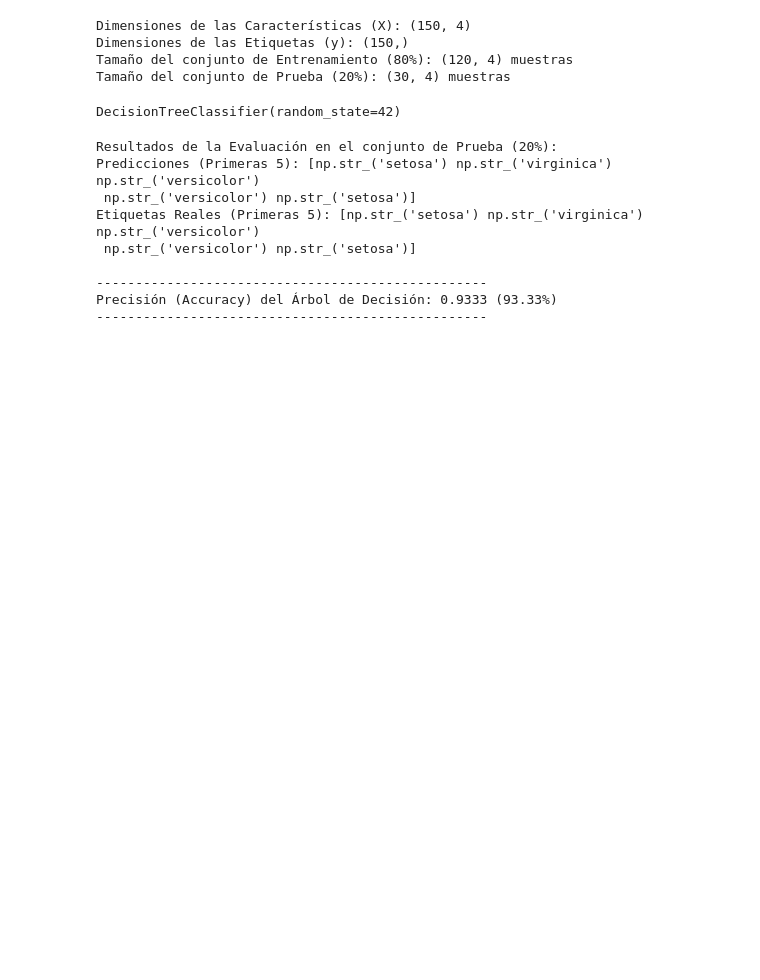
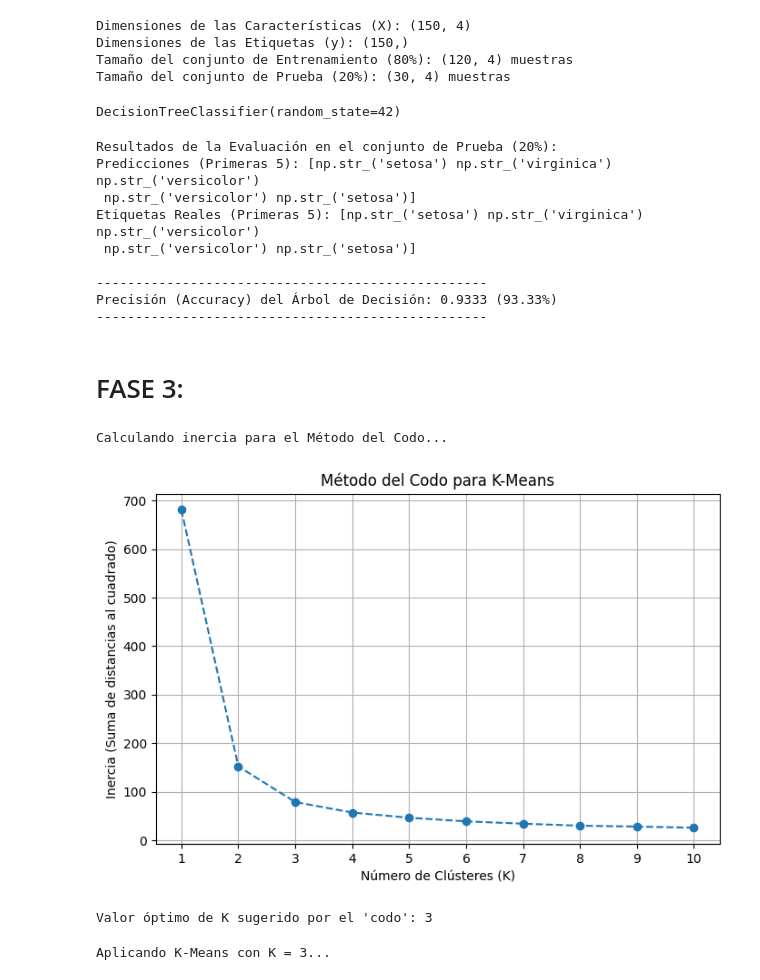
Before and after one commit to erppjr/El-Desaf-o-Iris, a Jupyter notebook: Desafío_Iris.ipynb, the cells around one changed output. Saved outputs shown, nothing was run; the diff lists cells and outputs as text; code cells hidden in the pictures; blank space fills up the shorter version.

```diff
--- a/Desafío_Iris.ipynb
+++ b/Desafío_Iris.ipynb
@@ -171,3 +171,5 @@ Etiquetas Reales (Primeras 5): [np.str_('setosa') np.str_('virginica') np.str_('
 --------------------------------------------------
 Precisión (Accuracy) del Árbol de Decisión: 0.9333 (93.33%)
 --------------------------------------------------
+# %% [markdown]
+# FASE 3:
@@ -173,0 +183,54 @@ Precisión (Accuracy) del Árbol de Decisión: 0.9333 (93.33%)
+# %%
+# 1. Determinando el Número de Grupos (K) - Método del Codo
+# ------------------------------------------------------------------------------
+
+# El Aprendizaje No Supervisado requiere que se le indique el número de grupos (k) a buscar
+# Usamos el Método del Codo para encontrar el k óptimo.
+
+inertia = []
+K_range = range(1, 11) # Rango de 1 a 10 grupos
+
+print("Calculando inercia para el Método del Codo...")
+
+for k in K_range:
+    # random_state asegura que los resultados de K-Means sean reproducibles
+    kmeans = KMeans(n_clusters=k, random_state=42, n_init=10)
+    kmeans.fit(X)
+    inertia.append(kmeans.inertia_) # La inercia es la suma de las distancias al cuadrado dentro del clúster
+
+# Graficamos el Método del Codo
+plt.figure(figsize=(8, 5))
+plt.plot(K_range, inertia, marker='o', linestyle='--')
+plt.title('Método del Codo para K-Means')
+plt.xlabel('Número de Clústeres (K)')
+plt.ylabel('Inercia (Suma de distancias al cuadrado)')
+plt.xticks(K_range)
+plt.grid(True)
+plt.show()
+
+# Observando el gráfico, el codo (punto donde la inercia deja de caer abruptamente)
+# se espera que esté en K=3. Este valor es el que se usa a continuación.
+K_optimo = 3
+print(f"\nValor óptimo de K sugerido por el 'codo': {K_optimo}")
+# %% [output]
+Calculando inercia para el Método del Codo...
+[figure, added]
+Valor óptimo de K sugerido por el 'codo': 3
+# %%
+# 2. Aplicación de K-Means
+# ------------------------------------------------------------------------------
+
+print(f"Aplicando K-Means con K = {K_optimo}...")
+# Ejecutamos el algoritmo sobre todas las características (X)
+kmeans_model = KMeans(n_clusters=K_optimo, random_state=42, n_init=10)
+kmeans_model.fit(X)
+
+# Obtenemos las etiquetas asignadas por el algoritmo a cada flor
+cluster_labels = kmeans_model.labels_
+# Obtenemos las coordenadas de los centroides de los clústeres
+centroids = kmeans_model.cluster_centers_
+
+# Añadimos la columna de etiquetas de clúster al DataFrame para la visualización
+df['cluster'] = cluster_labels
+# %% [output]
+Aplicando K-Means con K = 3...
```
Also changed, not shown: parts of 3 cells of this notebook.
